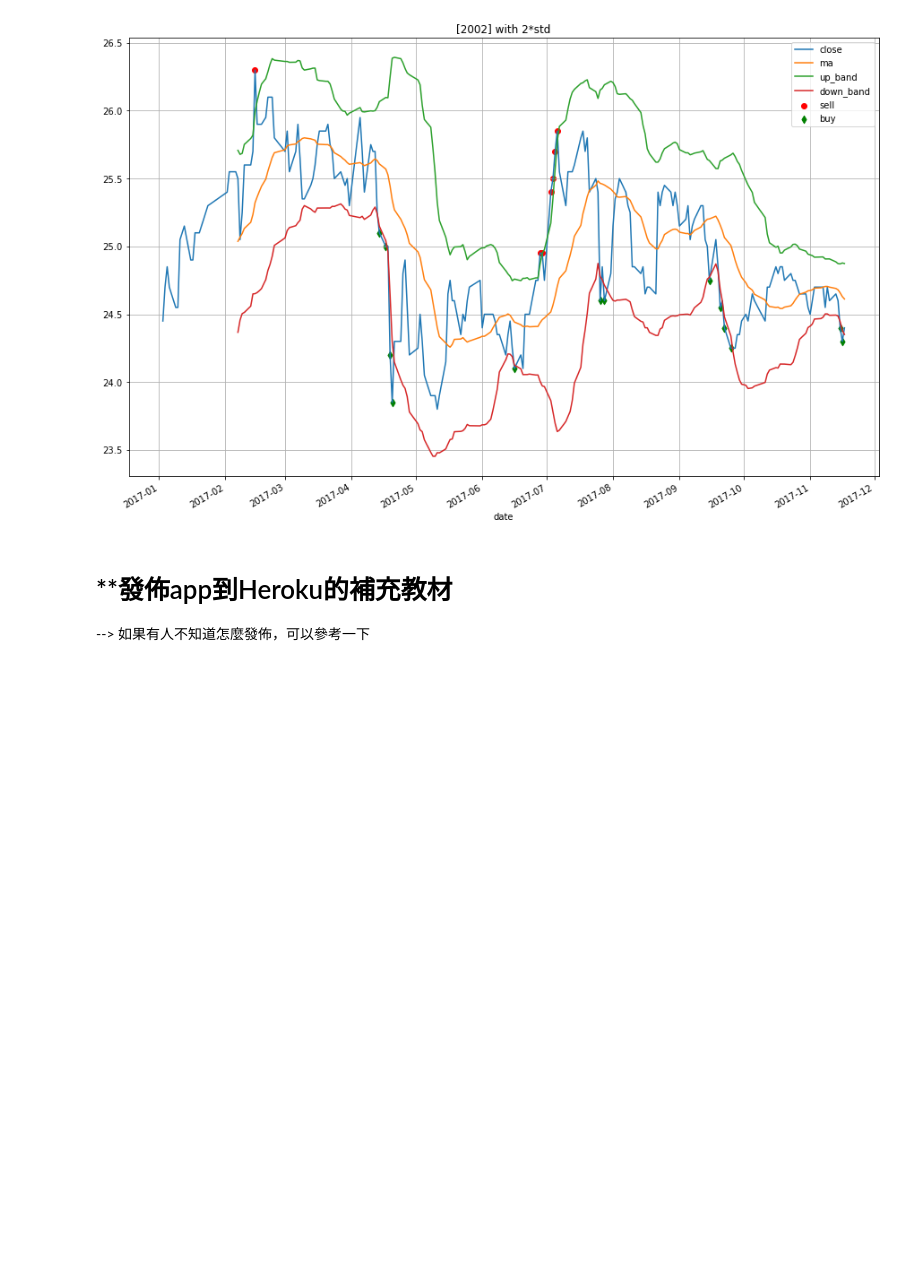
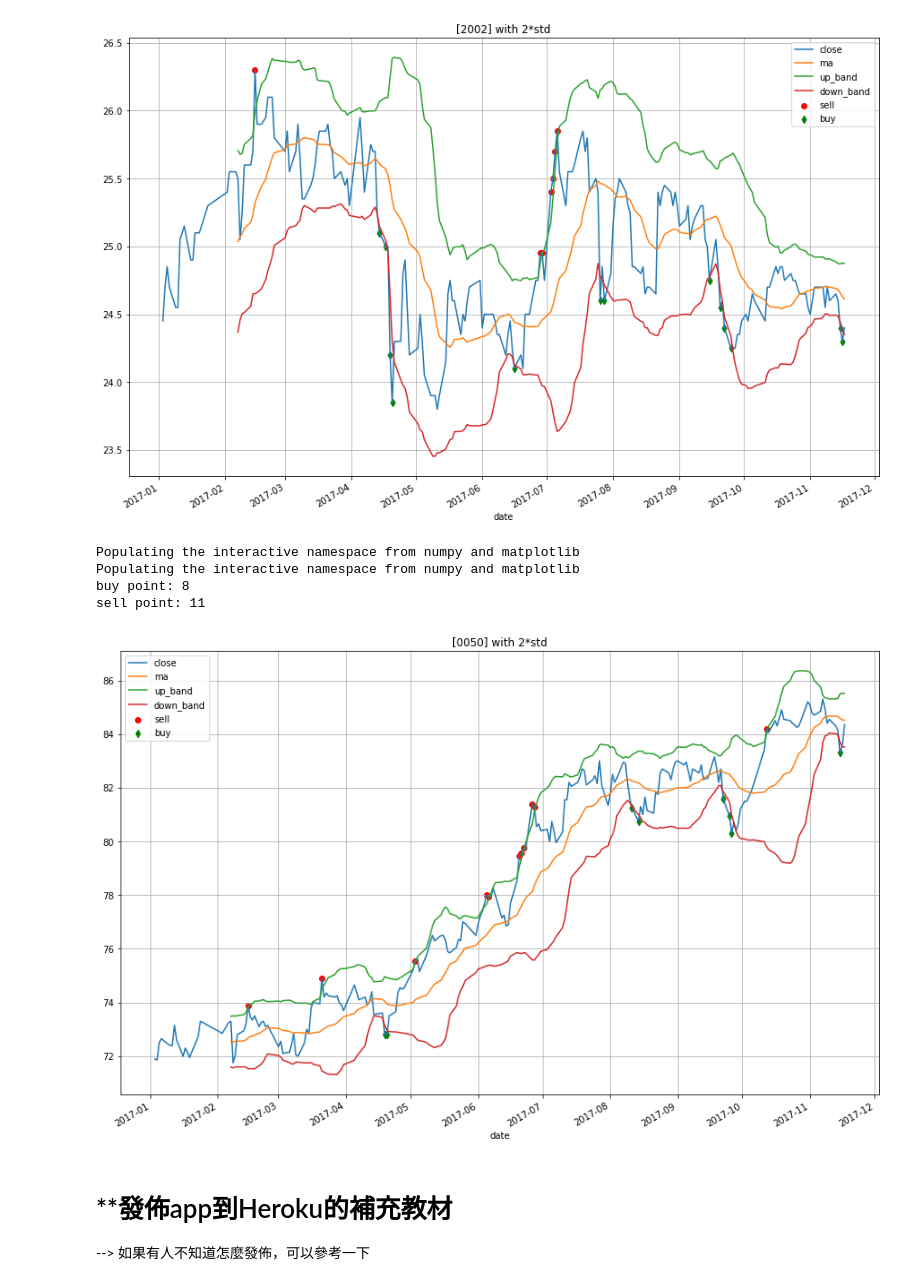
Before and after one commit to maloyang/stock-line-bot, a Jupyter notebook: line股票機器人DIY.ipynb, the cells around one changed output. Drawn from its saved outputs; the diff is of its cells as text; code cells hidden in the pictures; blank space fills up the shorter version.

```diff
--- a/line股票機器人DIY.ipynb
+++ b/line股票機器人DIY.ipynb
@@ -249,6 +255,64 @@ Populating the interactive namespace from numpy and matplotlib
 buy point: 13
 sell point: 7
 [figure]
+# %%
+# pip install twstock pandas matplotlib pymongo
+
+%pylab inline
+import twstock
+import pandas as pd
+
+stock = twstock.Stock('0050')
+data = stock.fetch(2017, 1)
+df = pd.DataFrame.from_dict(data)
+
+for m in range(2, 12):
+    data = stock.fetch(2017, m)
+    df_tmp = pd.DataFrame.from_dict(data)
+    df = df.append(df_tmp)
+
+df = df.set_index('date')
+
+# pip install twstock pandas matplotlib
+%pylab inline
+import twstock
+import pandas as pd
+
+n_day_ma = 20
+
+df['ma'] = df['close'].rolling(window=n_day_ma).mean()
+df['std'] = df['close'].rolling(window=n_day_ma).std()
+df['up_band'] = df['ma']+df['std']*2
+df['down_band'] = df['ma']-df['std']*2
+
+# 買點
+chk_b1 = df['close']<df['down_band']
+b1 = df[chk_b1]
+print('buy point:', len(b1))
+#b1
+
+# 賣點
+chk_s1 = df['close']>df['up_band']
+s1 = df[chk_s1]
+print('sell point:', len(s1))
+#s1
+
+df[['close', 'ma', 'up_band', 'down_band']].plot(grid = True, figsize=[15,10])
+
+# 點出買賣點
+l1 = plt.scatter(s1.index, s1['close'], marker='o', color='red', label='sell')
+l2 = plt.scatter(b1.index, b1['close'], marker='d', color='green', label='buy')
+
+plt.title('[%s] with 2*std' %(stock.sid))
+plt.legend()
+
+plt.show()
+# %% [output]
+Populating the interactive namespace from numpy and matplotlib
+Populating the interactive namespace from numpy and matplotlib
+buy point: 8
+sell point: 11
+[figure, added]
 # %% [markdown]
 # **發佈app到Heroku的補充教材
   --> 如果有人不知道怎麼發佈，可以參考一下
```
Also changed, not shown: parts of 1 cell of this notebook.
